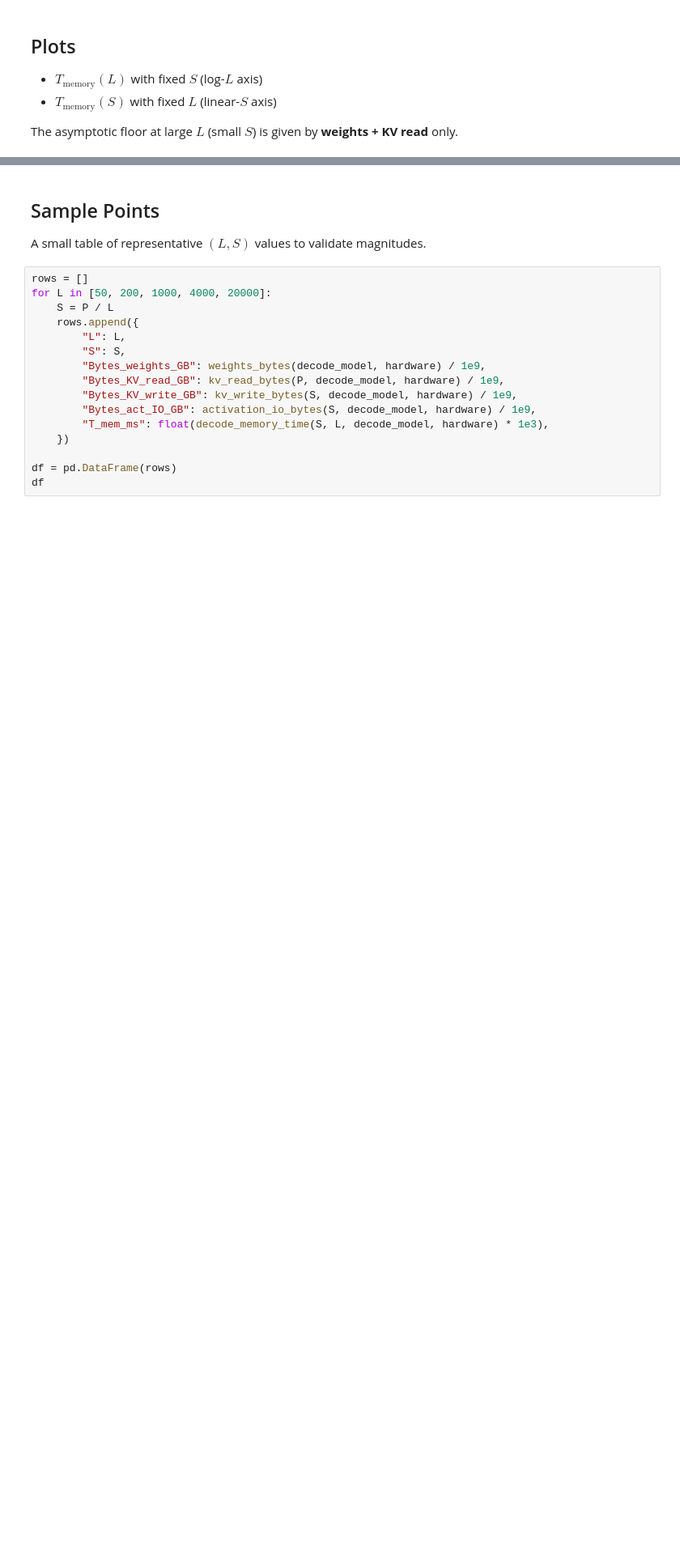
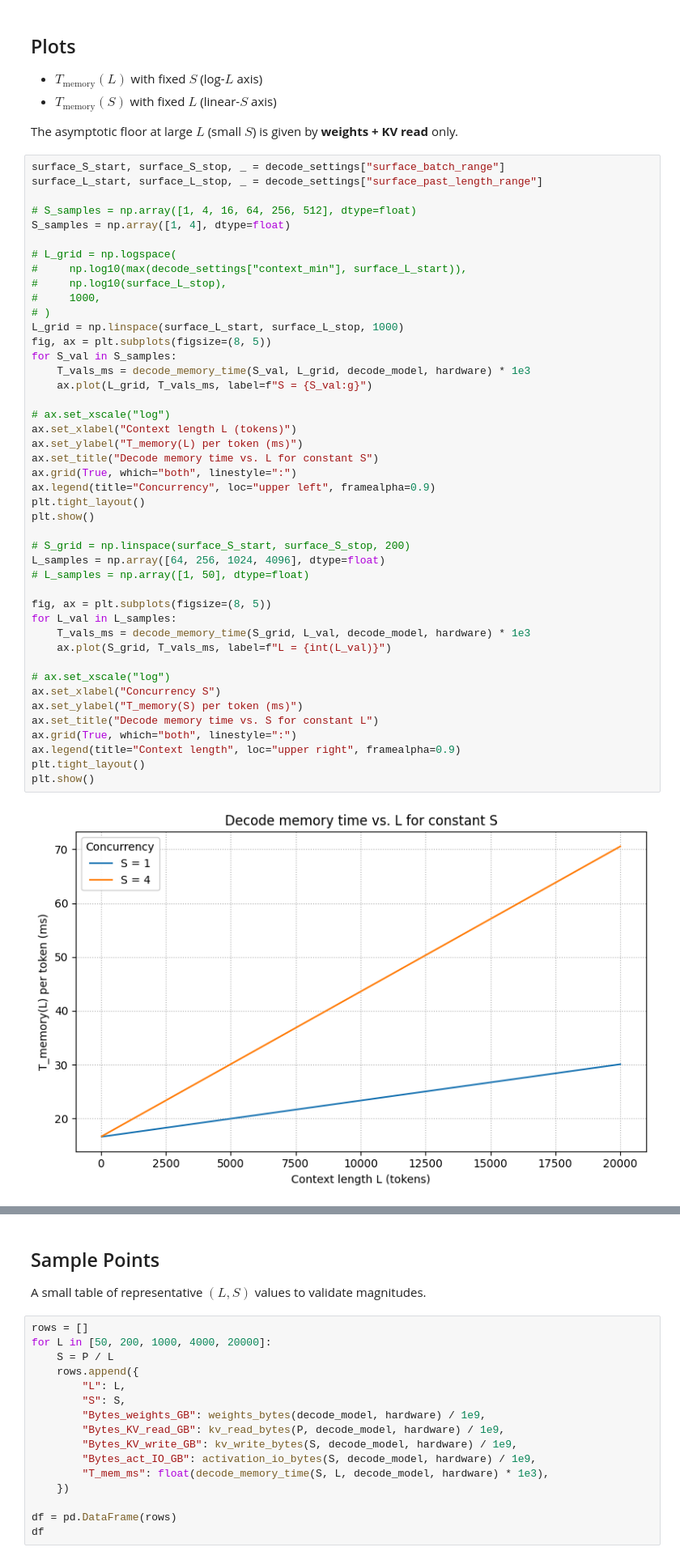
Before and after one commit to zivbeker42/llm-guesstimator, a Jupyter notebook: decode_estimations.ipynb, the cells around one changed output, grey strips where cells are left out. Shown at 81% size. Drawn from its saved outputs; the diff is of its cells as text; blank space fills up the shorter version.

```diff
--- a/decode_estimations.ipynb
+++ b/decode_estimations.ipynb
@@ -324,3 +332,49 @@ plt.show()
 - $T_{\text{memory}}(S)$ with fixed $L$ (linear-$S$ axis)
 
 The asymptotic floor at large $L$ (small $S$) is given by **weights + KV read** only.
+# %%
+surface_S_start, surface_S_stop, _ = decode_settings["surface_batch_range"]
+surface_L_start, surface_L_stop, _ = decode_settings["surface_past_length_range"]
+
+# S_samples = np.array([1, 4, 16, 64, 256, 512], dtype=float)
+S_samples = np.array([1, 4], dtype=float)
+
+# L_grid = np.logspace(
+#     np.log10(max(decode_settings["context_min"], surface_L_start)),
+#     np.log10(surface_L_stop),
+#     1000,
+# )
+L_grid = np.linspace(surface_L_start, surface_L_stop, 1000)
+fig, ax = plt.subplots(figsize=(8, 5))
+for S_val in S_samples:
+    T_vals_ms = decode_memory_time(S_val, L_grid, decode_model, hardware) * 1e3
+    ax.plot(L_grid, T_vals_ms, label=f"S = {S_val:g}")
+
+# ax.set_xscale("log")
+ax.set_xlabel("Context length L (tokens)")
+ax.set_ylabel("T_memory(L) per token (ms)")
+ax.set_title("Decode memory time vs. L for constant S")
+ax.grid(True, which="both", linestyle=":")
+ax.legend(title="Concurrency", loc="upper left", framealpha=0.9)
+plt.tight_layout()
+plt.show()
+
+# S_grid = np.linspace(surface_S_start, surface_S_stop, 200)
+L_samples = np.array([64, 256, 1024, 4096], dtype=float)
+# L_samples = np.array([1, 50], dtype=float)
+
+fig, ax = plt.subplots(figsize=(8, 5))
+for L_val in L_samples:
+    T_vals_ms = decode_memory_time(S_grid, L_val, decode_model, hardware) * 1e3
+    ax.plot(S_grid, T_vals_ms, label=f"L = {int(L_val)}")
+
+# ax.set_xscale("log")
+ax.set_xlabel("Concurrency S")
+ax.set_ylabel("T_memory(S) per token (ms)")
+ax.set_title("Decode memory time vs. S for constant L")
+ax.grid(True, which="both", linestyle=":")
+ax.legend(title="Context length", loc="upper right", framealpha=0.9)
+plt.tight_layout()
+plt.show()
+# %% [output]
+[figure, added]
```
Also changed, not shown: parts of 5 cells of this notebook, 2 other files.
